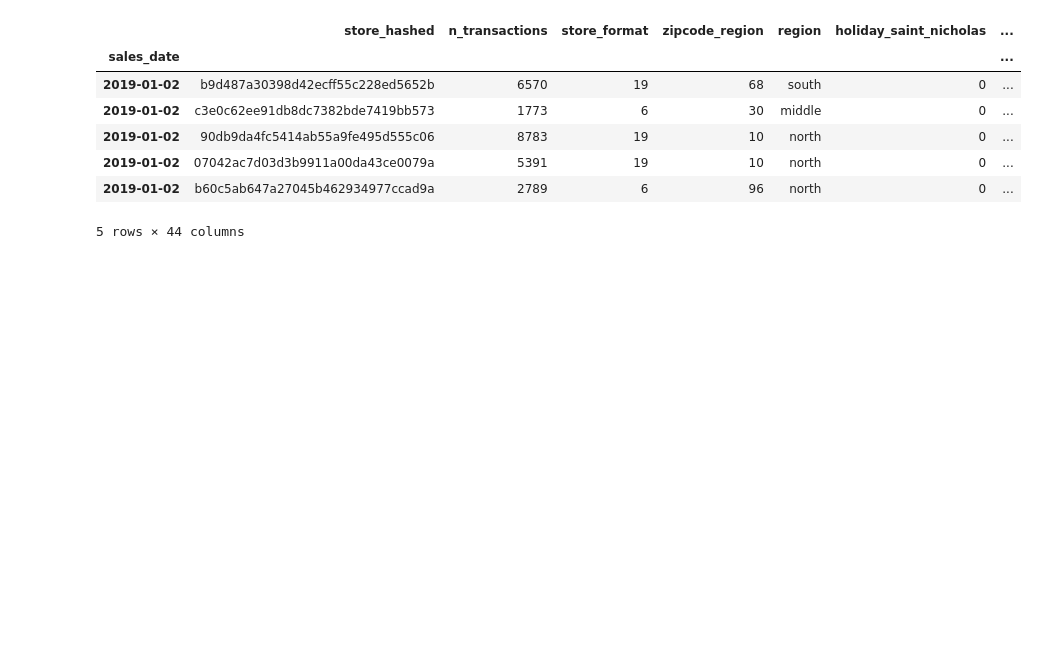
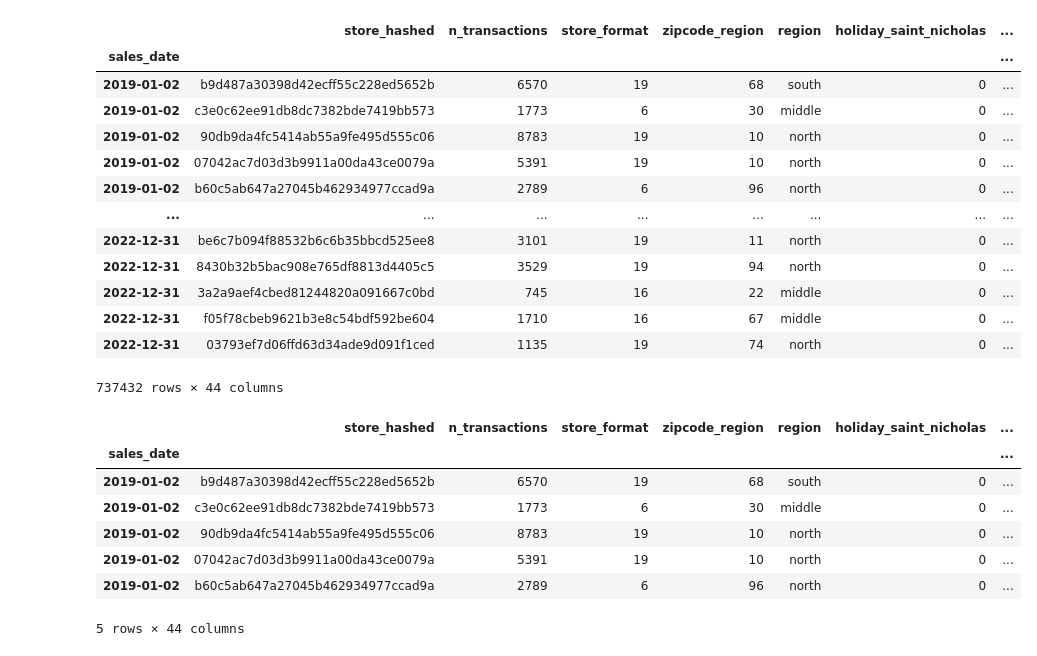
Before and after one commit to dimgag/time-series-forecasting-store-transactions, a Jupyter notebook: draft_notebook.ipynb, the cells around one changed output. Cells and saved outputs as stored; diff of their text form; code cells hidden in the pictures; blank space fills up the shorter version.

```diff
--- a/draft_notebook.ipynb
+++ b/draft_notebook.ipynb
@@ -19,6 +19,23 @@ data['sales_date'] = pd.to_datetime(data['sales_date'])
 
 # Set the sales_date column as the index of the dataframe
 data.set_index('sales_date', inplace=True)
+# %%
+data
+# %% [output]
+|  | store_hashed | n_transactions | store_format | zipcode_region | region | holiday_saint_nicholas | ... |
+| sales_date |  |  |  |  |  |  | ... |
+| 2019-01-02 | b9d487a30398d42ecff55c228ed5652b | 6570 | 19 | 68 | south | 0 | ... |
+| 2019-01-02 | c3e0c62ee91db8dc7382bde7419bb573 | 1773 | 6 | 30 | middle | 0 | ... |
+| 2019-01-02 | 90db9da4fc5414ab55a9fe495d555c06 | 8783 | 19 | 10 | north | 0 | ... |
+| 2019-01-02 | 07042ac7d03d3b9911a00da43ce0079a | 5391 | 19 | 10 | north | 0 | ... |
+| 2019-01-02 | b60c5ab647a27045b462934977ccad9a | 2789 | 6 | 96 | north | 0 | ... |
+| ... | ... | ... | ... | ... | ... | ... | ... |
+| 2022-12-31 | be6c7b094f88532b6c6b35bbcd525ee8 | 3101 | 19 | 11 | north | 0 | ... |
+| 2022-12-31 | 8430b32b5bac908e765df8813d4405c5 | 3529 | 19 | 94 | north | 0 | ... |
+| 2022-12-31 | 3a2a9aef4cbed81244820a091667c0bd | 745 | 16 | 22 | middle | 0 | ... |
+| 2022-12-31 | f05f78cbeb9621b3e8c54bdf592be604 | 1710 | 16 | 67 | middle | 0 | ... |
+| 2022-12-31 | 03793ef7d06ffd63d34ade9d091f1ced | 1135 | 19 | 74 | north | 0 | ... |
+737432 rows × 44 columns
 # %%
 data.head()
 # %% [output]
```
Also changed, not shown: parts of 15 cells of this notebook, 1 other file.
